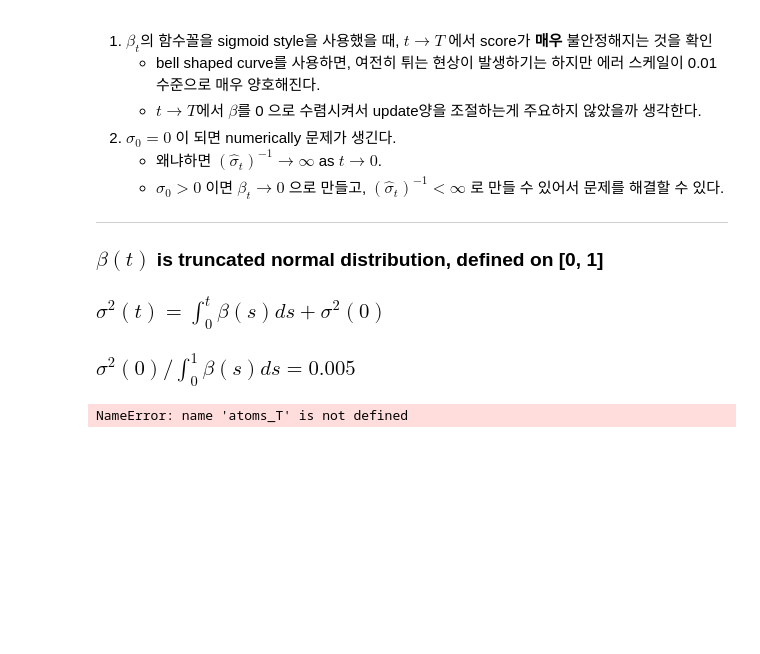
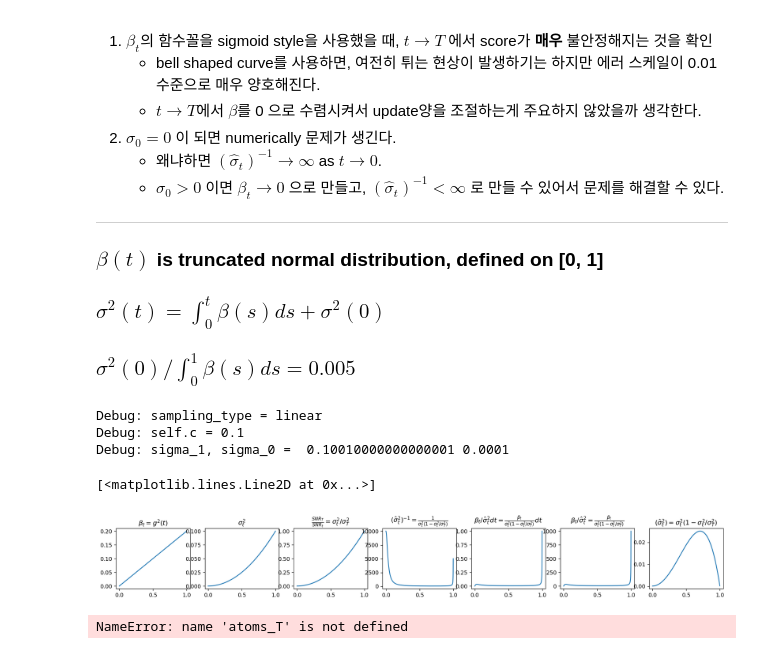
Before and after one commit to seonghann/neural_opt, a Jupyter notebook: data/SamplingExperiment2_morse.ipynb, the cells around one changed output. Drawn from its saved outputs; the diff is of its cells as text; code cells hidden in the pictures; blank space fills up the shorter version.

```diff
--- a/data/SamplingExperiment2_morse.ipynb
+++ b/data/SamplingExperiment2_morse.ipynb
@@ -146,6 +167,57 @@ class SamplingParams:
 
     def SNR(self, t):
         return self.sigma_square(t) / self.sigma_1
+# %%
+## Set sampling parameters
+
+sampling_type = ["bell-shaped", "linear", "constant"][1]
+
+# for linear and square sampling
+c = 0.1
+
+# bell-shaped sampling
+std_beta = 0.125
+sigma_max = 0.1
+sigma_min = 1e-8
+sigma1_correction = 1e-6
+
+
+params = SamplingParams(
+    sampling_type=sampling_type,
+    c=c,
+    beta_std=std_beta,
+    sigma_max=sigma_max,
+    sigma_min=sigma_min,
+    sigma1_correction=sigma1_correction,
+    )
+
+## t samples
+num_time_steps = 1000
+t = torch.linspace(0, 1, num_time_steps + 1)[:-1]
+betas = params.beta(t)
+sigma_square = params.sigma_square(t)
+SNRTt = params.SNR(t)
+
+
+## plot
+fig, axs = plt.subplots(1, 7, figsize=(20, 2))
+plt.subplots_adjust(hspace=0.5)
+plt.rcParams.update({'font.size': 10})  # Set the global font size to 12
+axs = axs.flatten()
+
+ax = axs[0];ax.plot(t, betas);ax.set_title(r"$\beta_t = g^2(t)$")
+ax = axs[1];ax.plot(t, sigma_square);ax.set_title("$\sigma_{t}^{2}$")
+ax = axs[2];ax.plot(t, SNRTt);ax.set_title(r"$\frac{SNR_{T}}{SNR_{t}}=\sigma_t^2/\sigma_T^2$")
+ax = axs[3];ax.set_title(r"$(\hat{\sigma}_t^2)^{-1}=\frac{1}{\sigma_t^2(1-\sigma_t^2/\sigma_T^2)}$");ax.plot(t, (1 / sigma_square / (1 - SNRTt)))
+ax = axs[4];ax.set_title(r"$\beta_t/\hat{\sigma}_{t}^2 dt=\frac{\beta_t}{\sigma_t^2(1-\sigma_t^2/\sigma_T^2)} dt$");ax.plot(t, (betas / sigma_square / (1 - SNRTt)) * 1 / len(betas))
+ax = axs[5];ax.set_title(r"$\beta_t/\hat{\sigma}_{t}^2=\frac{\beta_t}{\sigma_t^2(1-\sigma_t^2/\sigma_T^2)}$");ax.plot(t, (betas / sigma_square / (1 - SNRTt)))
+ax = axs[6];ax.set_title(r"$(\hat{\sigma}_t^2)={\sigma_t^2(1-\sigma_t^2/\sigma_T^2)}$");ax.plot(t, (1 * sigma_square * (1 - SNRTt)))
+# %% [output]
+Debug: sampling_type = linear
+Debug: self.c = 0.1
+Debug: sigma_1, sigma_0 =  0.10010000000000001 0.0001
+[<matplotlib.lines.Line2D at 0x...>]
+[figure, added]
 # %%
 # debugging
 
```
Also changed, not shown: parts of 2 cells of this notebook, 3 other files.
